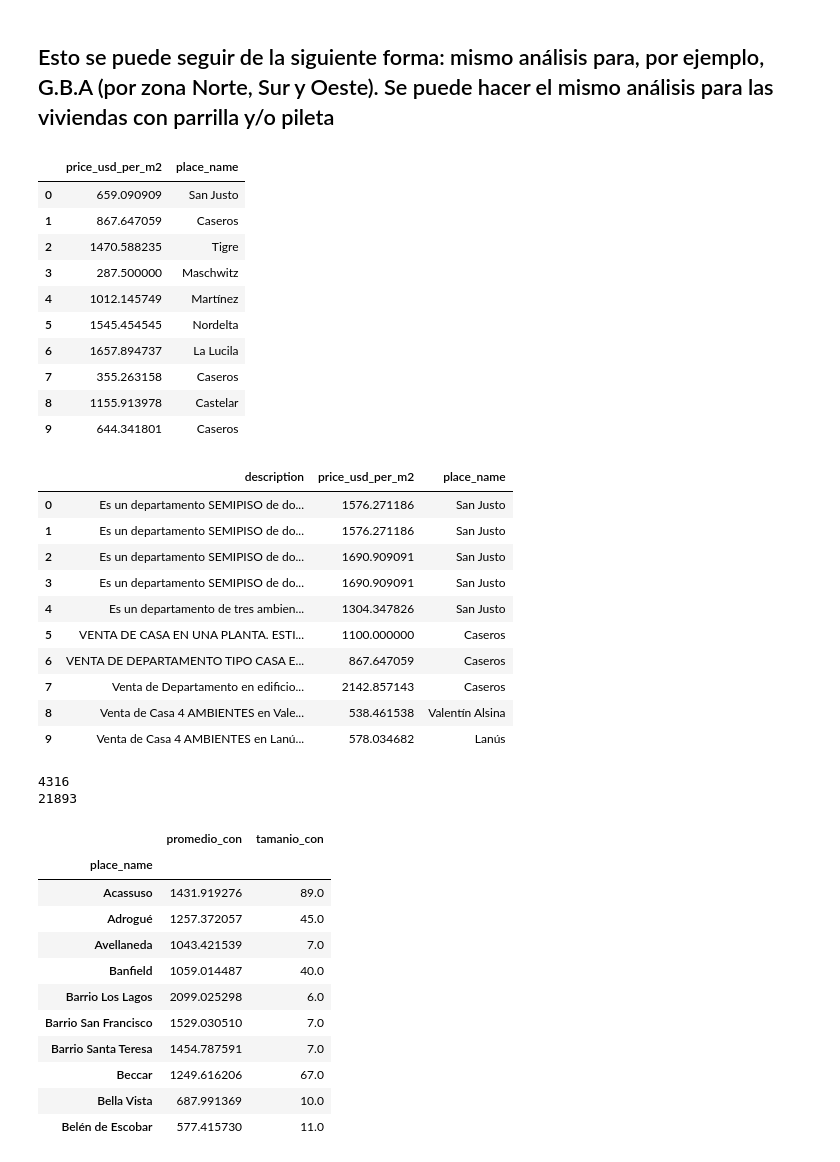
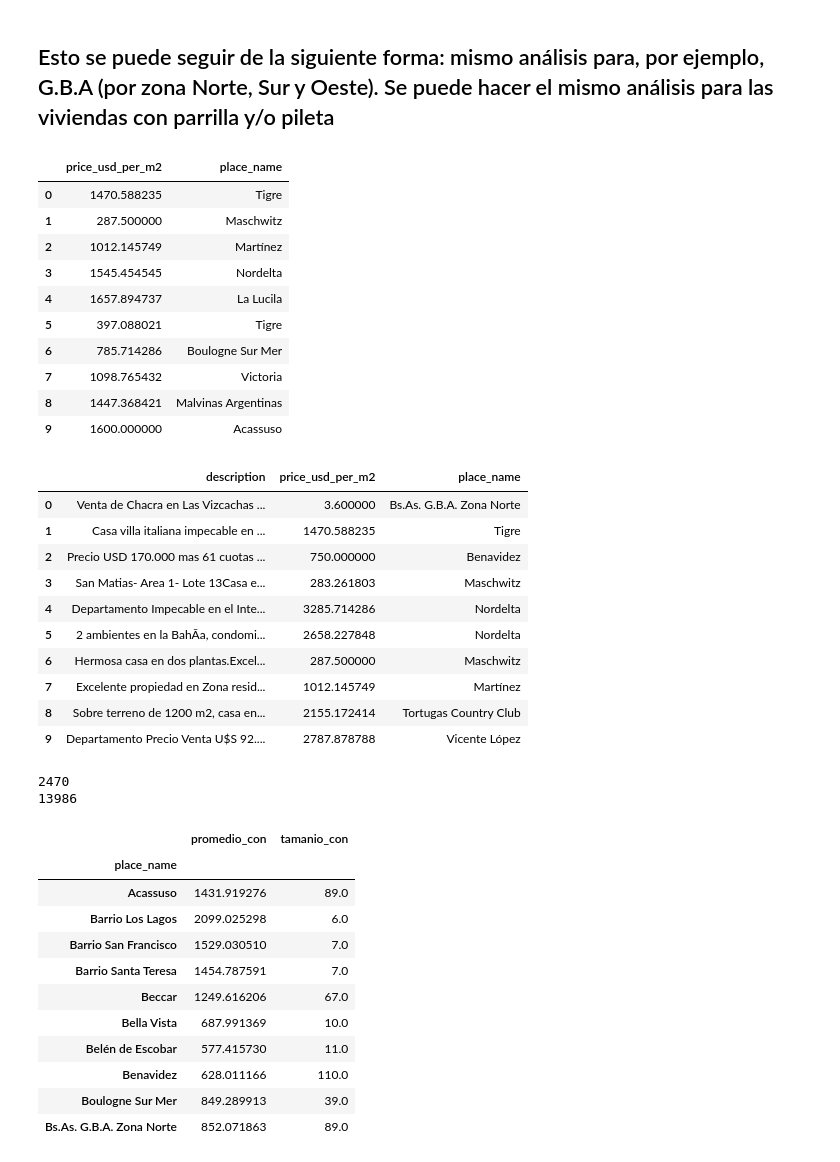
Before and after one commit to nicolaslongo/datos-TP1, a Jupyter notebook: Precios promedios con y sin cochera.ipynb, the cells around one changed output. Saved outputs shown, nothing was run; the diff lists cells and outputs as text; code cells hidden in the pictures.

```diff
--- a/Precios promedios con y sin cochera.ipynb
+++ b/Precios promedios con y sin cochera.ipynb
@@ -185,65 +186,65 @@ plt.show()
 # %% [markdown]
 ## Esto se puede seguir de la siguiente forma: mismo análisis para, por ejemplo, G.B.A (por zona Norte, Sur y Oeste). Se puede hacer el mismo análisis para las viviendas con parrilla y/o pileta
 # %%
-pev_viviendas_cochera_gba = pev_viviendas.loc[pev_viviendas.description.str.contains('garaje|garage|garagge|\
-            cochera|estacionamiento', case=False) & (pev_viviendas.state_name.str.contains('G.B.A')),\
+pev_viviendas_cochera_zn = pev_viviendas.loc[pev_viviendas.description.str.contains('garaje|garage|garagge|\
+            cochera|estacionamiento', case=False) & (pev_viviendas.state_name.str.contains('Zona Norte')),\
             ['price_usd_per_m2', 'place_name']].drop_duplicates().reset_index(drop=True)
 #pev_viviendas_cochera.iloc[:10,0]
-pev_viviendas_cochera_gba.head(10)
+pev_viviendas_cochera_zn.head(10)
 # %% [output]
 |  | price_usd_per_m2 | place_name |
-| 0 | 659.090909 | San Justo |
-| 1 | 867.647059 | Caseros |
-| 2 | 1470.588235 | Tigre |
-| 3 | 287.500000 | Maschwitz |
-| 4 | 1012.145749 | Martínez |
-| 5 | 1545.454545 | Nordelta |
-| 6 | 1657.894737 | La Lucila |
-| 7 | 355.263158 | Caseros |
-| 8 | 1155.913978 | Castelar |
-| 9 | 644.341801 | Caseros |
+| 0 | 1470.588235 | Tigre |
+| 1 | 287.500000 | Maschwitz |
+| 2 | 1012.145749 | Martínez |
+| 3 | 1545.454545 | Nordelta |
+| 4 | 1657.894737 | La Lucila |
+| 5 | 397.088021 | Tigre |
+| 6 | 785.714286 | Boulogne Sur Mer |
+| 7 | 1098.765432 | Victoria |
+| 8 | 1447.368421 | Malvinas Argentinas |
+| 9 | 1600.000000 | Acassuso |
 # %%
-pev_viviendas_sin_cochera_gba = pev_viviendas.loc[(pev_viviendas.description.str.contains('garaje|cochera|garage|\
-    garagge|estacionamiento')==False) & (pev_viviendas.state_name.str.contains('G.B.A')),\
+pev_viviendas_sin_cochera_zn = pev_viviendas.loc[(pev_viviendas.description.str.contains('garaje|cochera|garage|\
+    garagge|estacionamiento')==False) & (pev_viviendas.state_name.str.contains('Zona Norte')),\
     ['description', 'price_usd_per_m2', 'place_name']].drop_duplicates().reset_index(drop=True)
 #pev_viviendas_sin_cochera.iloc[1,0]
-pev_viviendas_sin_cochera_gba.head(10)
+pev_viviendas_sin_cochera_zn.head(10)
 # %% [output]
 |  | description | price_usd_per_m2 | place_name |
-| 0 | Es un departamento SEMIPISO de do... | 1576.271186 | San Justo |
-| 1 | Es un departamento SEMIPISO de do... | 1576.271186 | San Justo |
-| 2 | Es un departamento SEMIPISO de do... | 1690.909091 | San Justo |
-| 3 | Es un departamento SEMIPISO de do... | 1690.909091 | San Justo |
-| 4 | Es un departamento de tres ambien... | 1304.347826 | San Justo |
-| 5 | VENTA DE CASA EN UNA PLANTA. ESTI... | 1100.000000 | Caseros |
-| 6 | VENTA DE DEPARTAMENTO TIPO CASA E... | 867.647059 | Caseros |
-| 7 | Venta de Departamento en edificio... | 2142.857143 | Caseros |
-| 8 | Venta de Casa 4 AMBIENTES en Vale... | 538.461538 | Valentín Alsina |
-| 9 | Venta de Casa 4 AMBIENTES en Lanú... | 578.034682 | Lanús |
+| 0 | Venta de Chacra en Las Vizcachas ... | 3.600000 | Bs.As. G.B.A. Zona Norte |
+| 1 | Casa villa italiana impecable en ... | 1470.588235 | Tigre |
+| 2 | Precio USD 170.000 mas 61 cuotas ... | 750.000000 | Benavidez |
+| 3 | San Matias- Area 1- Lote 13Casa e... | 283.261803 | Maschwitz |
+| 4 | Departamento Impecable en el Inte... | 3285.714286 | Nordelta |
+| 5 | 2 ambientes en la BahÃ­a, condomi... | 2658.227848 | Nordelta |
+| 6 | Hermosa casa en dos plantas.Excel... | 287.500000 | Maschwitz |
+| 7 | Excelente propiedad en Zona resid... | 1012.145749 | Martínez |
+| 8 | Sobre terreno de 1200 m2, casa en... | 2155.172414 | Tortugas Country Club |
+| 9 | Departamento Precio Venta U$S 92.... | 2787.878788 | Vicente López |
 # %%
-print(len(pev_viviendas_cochera_gba))
-print(len(pev_viviendas_sin_cochera_gba))
+print(len(pev_viviendas_cochera_zn))
+print(len(pev_viviendas_sin_cochera_zn))
 # %% [output]
-4316
-21893
+2470
+13986
 # %%
-pev_viviendas_cochera_promedio_por_barrio_gba = pev_viviendas_cochera_gba.loc[:,['price_usd_per_m2', 'place_name']].groupby('place_name').\
+pev_viviendas_cochera_promedio_por_barrio_zn = pev_viviendas_cochera_zn.loc[:,['price_usd_per_m2', 'place_name']].groupby('place_name').\
         agg([np.mean,np.size])
-pev_viviendas_cochera_promedio_por_barrio_gba.columns=['promedio_con', 'tamanio_con']
-pev_viviendas_cochera_promedio_por_barrio_gba = pev_viviendas_cochera_promedio_por_barrio_gba\
-    .loc[pev_viviendas_cochera_promedio_por_barrio_gba.tamanio_con >5 ,:]
-pev_viviendas_cochera_promedio_por_barrio_gba.head(10)
+pev_viviendas_cochera_promedio_por_barrio_zn.columns=['promedio_con', 'tamanio_con']
+pev_viviendas_cochera_promedio_por_barrio_zn = pev_viviendas_cochera_promedio_por_barrio_zn\
+    .loc[pev_viviendas_cochera_promedio_por_barrio_zn.tamanio_con >5 ,:]
+pev_viviendas_cochera_promedio_por_barrio_zn.head(10)
 # %% [output]
 |  | promedio_con | tamanio_con |
 | place_name |  |  |
 | Acassuso | 1431.919276 | 89.0 |
-| Adrogué | 1257.372057 | 45.0 |
-| Avellaneda | 1043.421539 | 7.0 |
-| Banfield | 1059.014487 | 40.0 |
 | Barrio Los Lagos | 2099.025298 | 6.0 |
 | Barrio San Francisco | 1529.030510 | 7.0 |
 | Barrio Santa Teresa | 1454.787591 | 7.0 |
 | Beccar | 1249.616206 | 67.0 |
 | Bella Vista | 687.991369 | 10.0 |
 | Belén de Escobar | 577.415730 | 11.0 |
+| Benavidez | 628.011166 | 110.0 |
+| Boulogne Sur Mer | 849.289913 | 39.0 |
+| Bs.As. G.B.A. Zona Norte | 852.071863 | 89.0 |
 # %%
```
Also changed, not shown: parts of 5 cells of this notebook, 1 other file.
